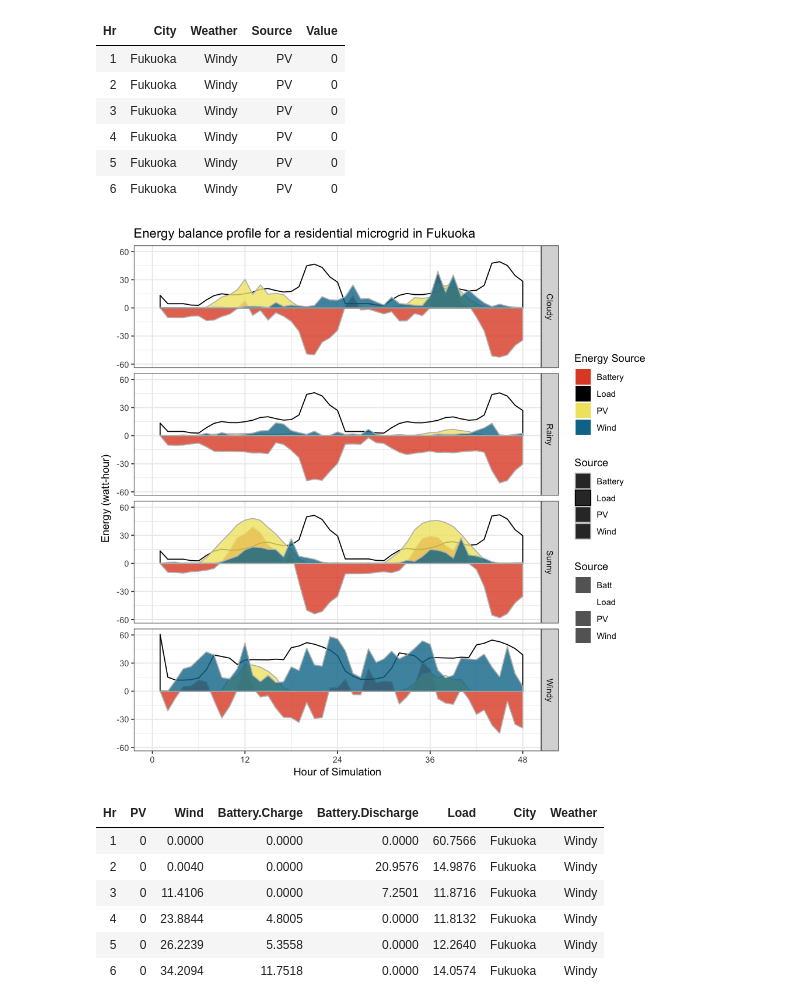
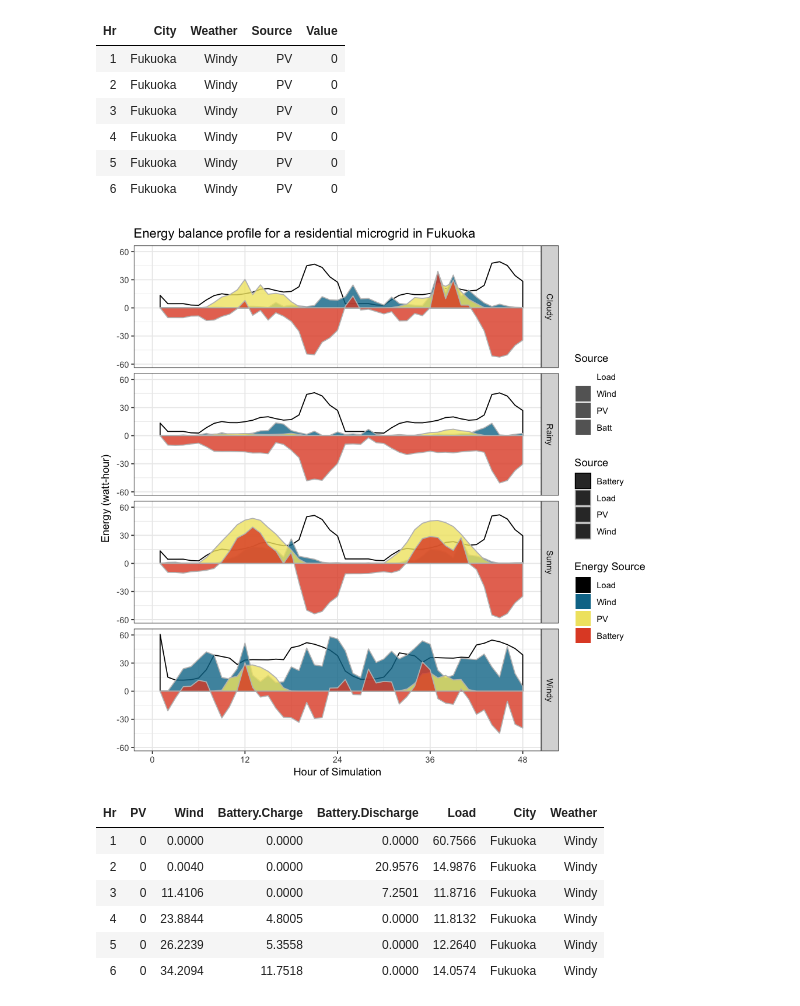
Before and after one commit to aworthyperson/Japan_Work, a Jupyter notebook: Energy_load_plots_in_r.ipynb, the cells around one changed output. Saved outputs shown, nothing was run; the diff lists cells and outputs as text; code cells hidden in the pictures.

```diff
--- a/Energy_load_plots_in_r.ipynb
+++ b/Energy_load_plots_in_r.ipynb
@@ -56,6 +56,8 @@ head(fuk)
 
 fukl <- gather(fuk, Source, Value, PV:Load)
 head(fukl)
+
+fukl$Source <- reorder(fukl$Source, fukl$Value, function(x) -max(x) )
 # %% [output]
 | Hr | PV | Batt | Wind | Load | City | Weather |
 | 1 | 0 | 0.0000 | 0.0000 | 60.7566 | Fukuoka | Windy |
@@ -73,26 +75,31 @@ head(fukl)
 | 6 | Fukuoka | Windy | PV | 0 |
 # %%
 options(repr.plot.width=8, repr.plot.height=8)
+
 
 a1= ggplot(fukl, aes(x=Hr, y= Value,alpha= Source, colour= Source, fill=Source)) +
 #ggplot(fukl, aes(x=Hr, y= Value, alpha= Source, colour= Source)) +
     geom_area(position= 'identity')+
-    scale_alpha_manual(values = c(0.8,0 ,0.8, 0.8))+
-     scale_fill_manual(values = c("#E14E2D", "black", "#F0E470",
-                               "#067697"), labels = c("Battery","Load", "PV", "Wind"))+
-    scale_colour_manual(values = c("grey", "black", "grey",
+    scale_alpha_manual(values = c(0,0.8 ,0.8, 0.8))+
+    scale_fill_manual(values = c("black","#067697","#F0E470","#E14E2D"  ),
+                               labels = c("Load","Wind", "PV", "Battery"))+
+
+
+    # scale_fill_manual(values = c("#E14E2D", "black", "#F0E470",
+    #                           "#067697"), labels = c("Battery","Load", "PV", "Wind"))+
+    scale_colour_manual(values = c("black", "grey", "grey",
                                "grey"), labels = c("Battery","Load", "PV", "Wind"))+
     scale_x_continuous(limits=c(0,48),breaks = c(0,12, 24, 36, 48))+
      facet_grid(Weather~. )+
     ylab('Energy (watt-hour)') +
     xlab('Hour of Simulation') +
     theme_bw()+
     guides(fill=guide_legend(title="Energy Source"))+
     ggtitle('Energy balance profile for a residential microgrid in Fukuoka')
 
 a1
 # %% [output]
-[figure, old version]
+[figure, new version]
 # %%
 fuk2<- read.csv("Exp_data_fuk_3.csv")
 
```
Also changed, not shown: parts of 6 cells of this notebook, 4 other files.
